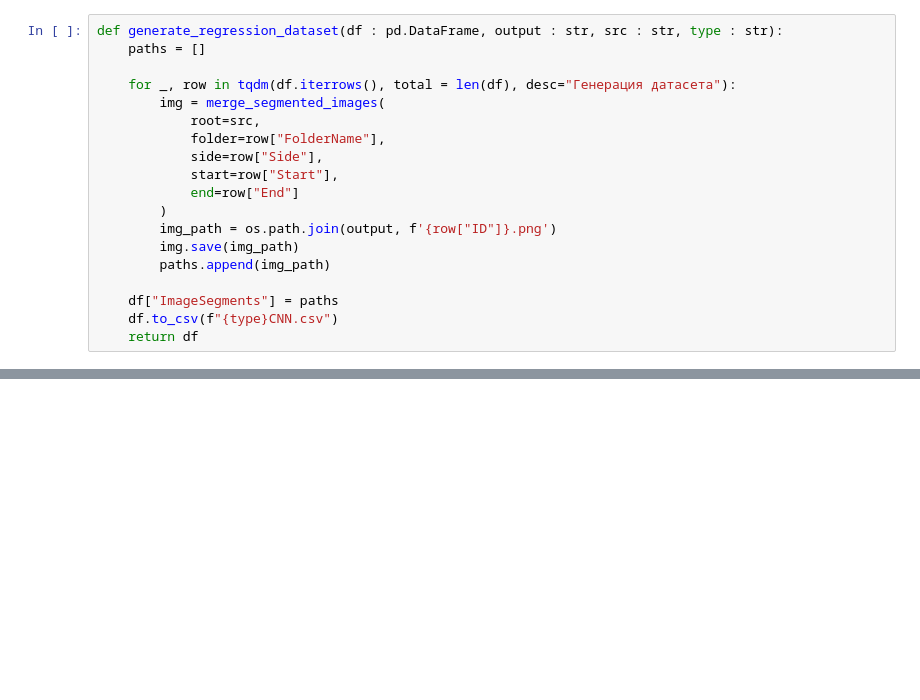
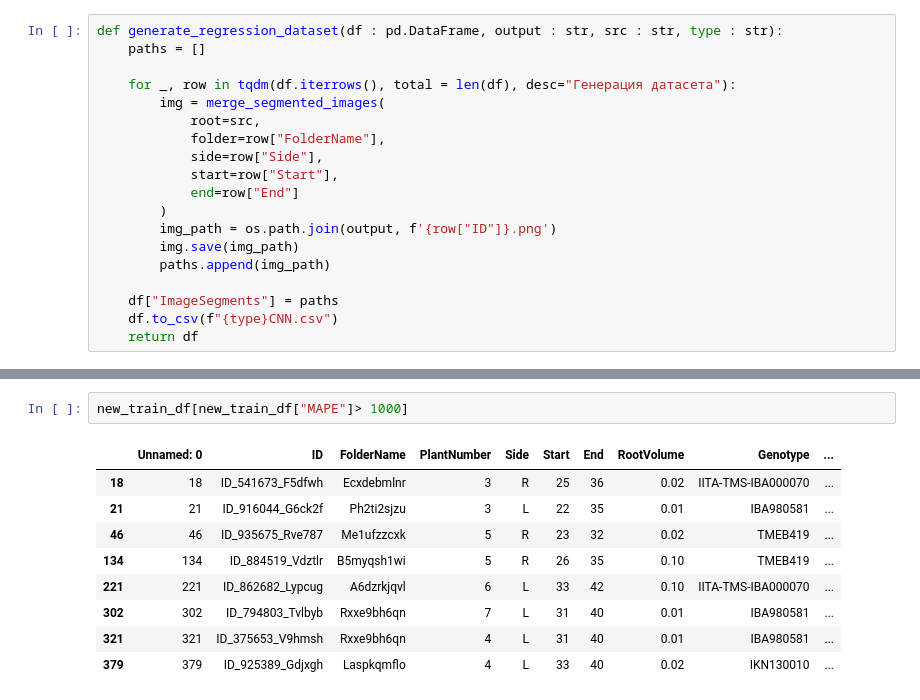
Before and after one commit to EHAT32/manioka, a Jupyter notebook: train_CNN.ipynb, the cells around one changed output, grey strips where cells are left out. Drawn from its saved outputs; the diff is of its cells as text; blank space fills up the shorter version.

```diff
--- a/train_CNN.ipynb
+++ b/train_CNN.ipynb
@@ -221,0 +525,12 @@ new_test_df = generate_regression_dataset(test_df, output_test, test_data_path,
+# %%
+new_train_df[new_train_df["MAPE"]> 1000]
+# %% [output]
+|  | Unnamed: 0 | ID | FolderName | PlantNumber | Side | Start | End | RootVolume | Genotype | ... |
+| 18 | 18 | ID_541673_F5dfwh | Ecxdebmlnr | 3 | R | 25 | 36 | 0.02 | IITA-TMS-IBA000070 | ... |
+| 21 | 21 | ID_916044_G6ck2f | Ph2ti2sjzu | 3 | L | 22 | 35 | 0.01 | IBA980581 | ... |
+| 46 | 46 | ID_935675_Rve787 | Me1ufzzcxk | 5 | R | 23 | 32 | 0.02 | TMEB419 | ... |
+| 134 | 134 | ID_884519_Vdztlr | B5myqsh1wi | 5 | R | 26 | 35 | 0.10 | TMEB419 | ... |
+| 221 | 221 | ID_862682_Lypcug | A6dzrkjqvl | 6 | L | 33 | 42 | 0.10 | IITA-TMS-IBA000070 | ... |
+| 302 | 302 | ID_794803_Tvlbyb | Rxxe9bh6qn | 7 | L | 31 | 40 | 0.01 | IBA980581 | ... |
+| 321 | 321 | ID_375653_V9hmsh | Rxxe9bh6qn | 4 | L | 31 | 40 | 0.01 | IBA980581 | ... |
+| 379 | 379 | ID_925389_Gdjxgh | Laspkqmflo | 4 | L | 33 | 40 | 0.02 | IKN130010 | ... |
```
Also changed, not shown: parts of 28 cells of this notebook.
